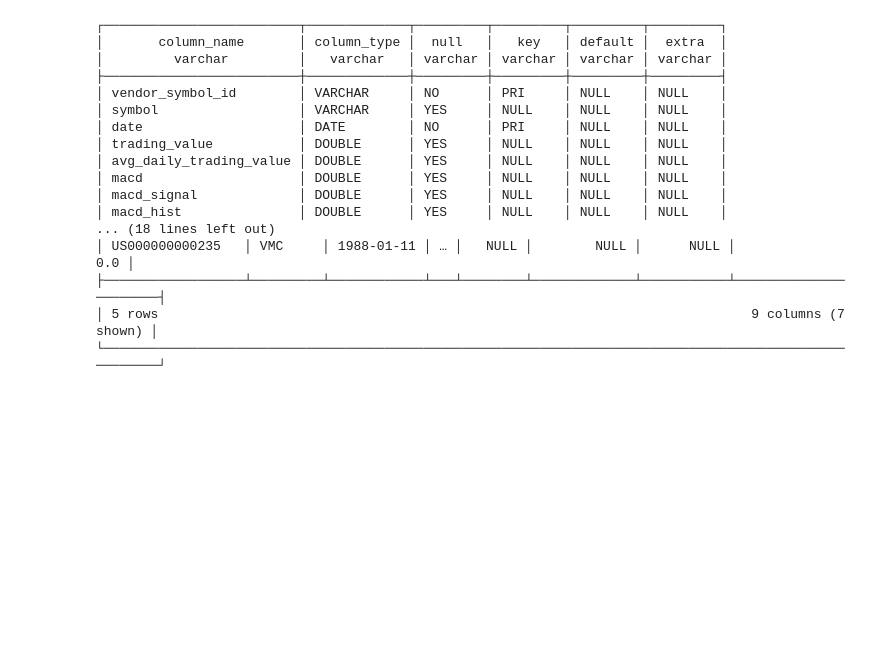
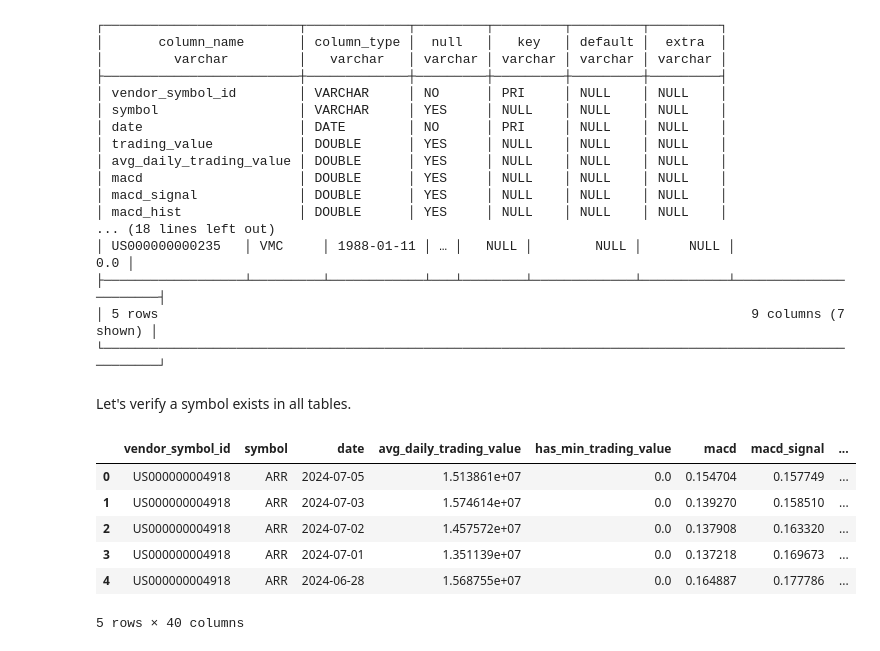
Before and after one commit to madeupname/mallard, a Jupyter notebook: examples/verification.ipynb, the cells around one changed output. Saved outputs shown, nothing was run; the diff lists cells and outputs as text; code cells hidden in the pictures; blank space fills up the shorter version.

```diff
--- a/examples/verification.ipynb
+++ b/examples/verification.ipynb
@@ -197,3 +223,21 @@ with duckdb.connect(db_file) as con:
 ├──────────────────┴─────────┴────────────┴───┴────────┴─────────────┴───────────┴──────────────────────┤
 │ 5 rows                                                                            9 columns (7 shown) │
 └───────────────────────────────────────────────────────────────────────────────────────────────────────┘
+# %% [markdown]
+Let's verify a symbol exists in all tables.
+# %%
+with duckdb.connect(db_file) as con:
+    df = con.execute("""
+    SELECT *
+    FROM daily_metrics
+    WHERE symbol = 'ARR'
+    ORDER BY "date" DESC """).df()
+df.head()
+# %% [output]
+|  | vendor_symbol_id | symbol | date | avg_daily_trading_value | has_min_trading_value | macd | macd_signal | ... |
+| 0 | US000000004918 | ARR | 2024-07-05 | 1.513861e+07 | 0.0 | 0.154704 | 0.157749 | ... |
+| 1 | US000000004918 | ARR | 2024-07-03 | 1.574614e+07 | 0.0 | 0.139270 | 0.158510 | ... |
+| 2 | US000000004918 | ARR | 2024-07-02 | 1.457572e+07 | 0.0 | 0.137908 | 0.163320 | ... |
+| 3 | US000000004918 | ARR | 2024-07-01 | 1.351139e+07 | 0.0 | 0.137218 | 0.169673 | ... |
+| 4 | US000000004918 | ARR | 2024-06-28 | 1.568755e+07 | 0.0 | 0.164887 | 0.177786 | ... |
+5 rows × 40 columns
```
Also changed, not shown: parts of 18 cells of this notebook, 2 other files.
